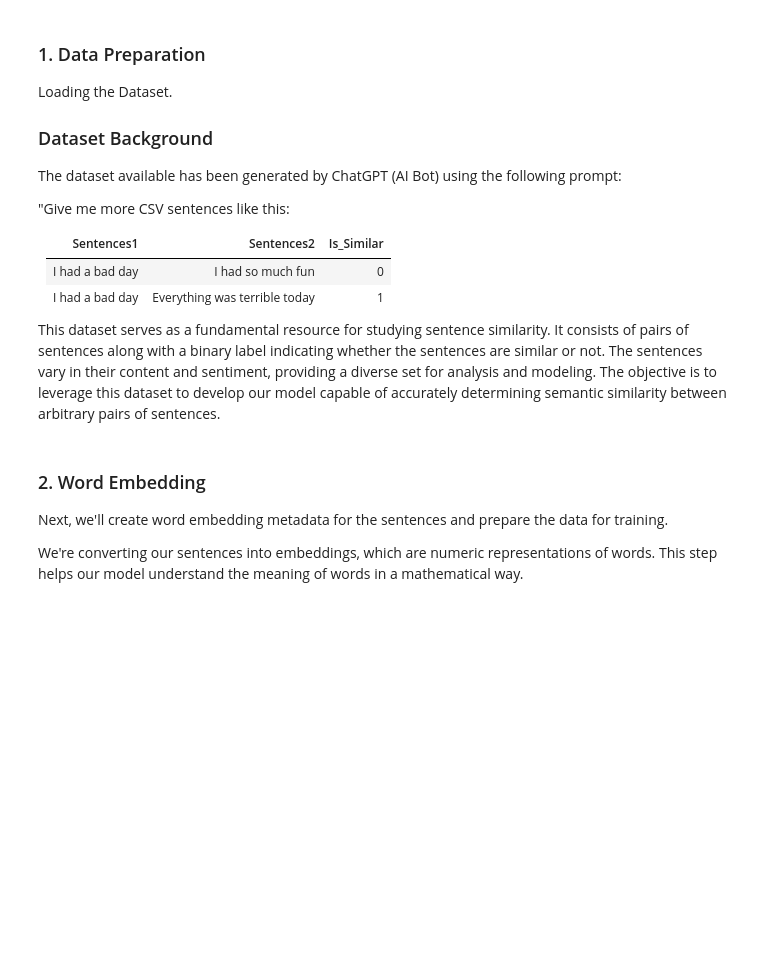
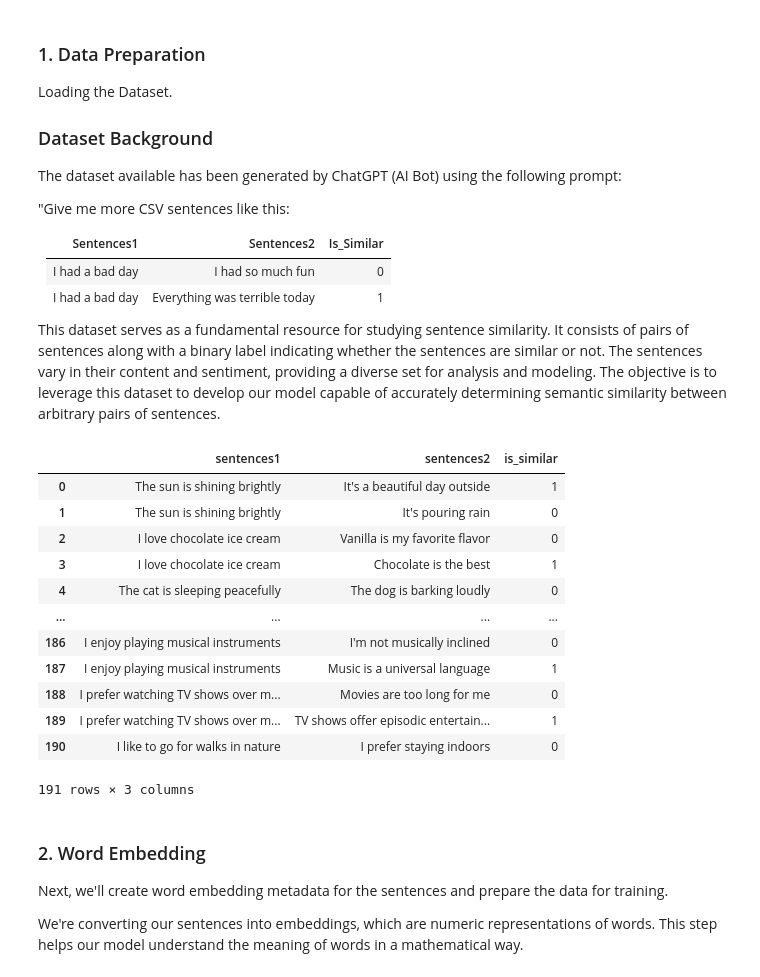
Before and after one commit to mubashirsidiki/siamese_text_similarity, a Jupyter notebook: Similarity_With_Siamese_Neural_Network.ipynb, the cells around one changed output. Saved outputs shown, nothing was run; the diff lists cells and outputs as text; code cells hidden in the pictures; blank space fills up the shorter version.

```diff
--- a/Similarity_With_Siamese_Neural_Network.ipynb
+++ b/Similarity_With_Siamese_Neural_Network.ipynb
@@ -55,6 +53,22 @@ The dataset available has been generated by ChatGPT (AI Bot) using the following
 This dataset serves as a fundamental resource for studying sentence similarity. It consists of pairs of sentences along with a binary label indicating whether the sentences are similar or not. The sentences vary in their content and sentiment, providing a diverse set for analysis and modeling. The objective is to leverage this dataset to develop our model capable of accurately determining semantic similarity between arbitrary pairs of sentences.
 # %%
 df = pd.read_csv('dataset/sentences.csv')
+# %%
+df
+# %% [output]
+|  | sentences1 | sentences2 | is_similar |
+| 0 | The sun is shining brightly | It's a beautiful day outside | 1 |
+| 1 | The sun is shining brightly | It's pouring rain | 0 |
+| 2 | I love chocolate ice cream | Vanilla is my favorite flavor | 0 |
+| 3 | I love chocolate ice cream | Chocolate is the best | 1 |
+| 4 | The cat is sleeping peacefully | The dog is barking loudly | 0 |
+| ... | ... | ... | ... |
+| 186 | I enjoy playing musical instruments | I'm not musically inclined | 0 |
+| 187 | I enjoy playing musical instruments | Music is a universal language | 1 |
+| 188 | I prefer watching TV shows over m... | Movies are too long for me | 0 |
+| 189 | I prefer watching TV shows over m... | TV shows offer episodic entertain... | 1 |
+| 190 | I like to go for walks in nature | I prefer staying indoors | 0 |
+191 rows × 3 columns
 # %%
 sentences1 = list(df['sentences1'])
 sentences2 = list(df['sentences2'])
```
Also changed, not shown: parts of 5 cells of this notebook, 1 other file.
